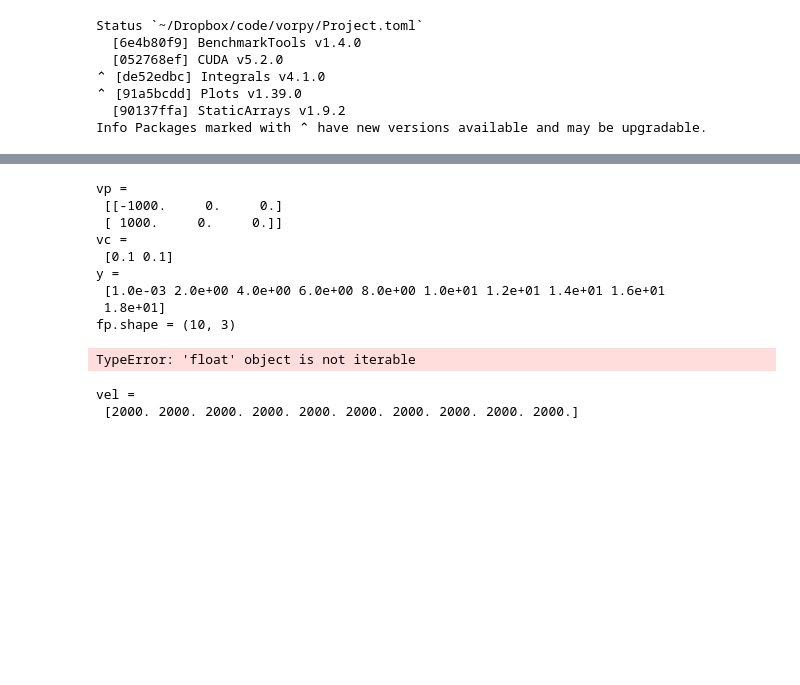
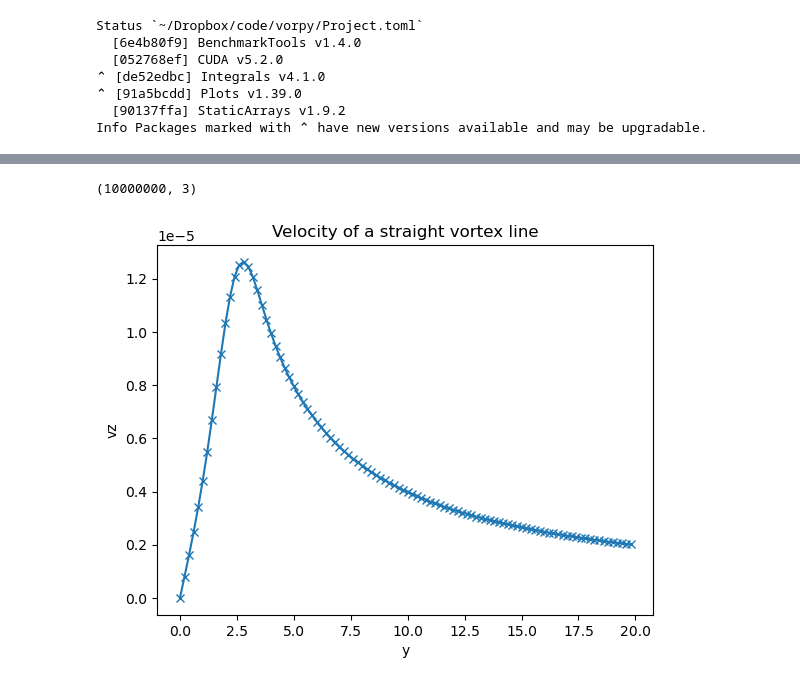
Before and after one commit to colecooper100/vorpy, a Jupyter notebook: profiling_juliacall.ipynb, the cells around one changed output, grey strips where cells are left out. Cells and saved outputs as stored; diff of their text form; code cells hidden in the pictures; blank space fills up the shorter version.

```diff
--- a/profiling_juliacall.ipynb
+++ b/profiling_juliacall.ipynb
@@ -53,33 +31,26 @@ weighted_biot_savart_kernel (generic function with 1 method)
 # %%
-# Set up vortex and field points
-vp = np.array([[-1000, 0. , 0], [1000, 0 , 0]])
-vc = 0.1 * np.ones(2)
-y = np.arange(0, 20, 2, dtype=np.float64)  # np.linspace(0, 20, 10)
-y[0] = 1e-3
-fp = np.zeros((10, 3))
-fp[:, 1] = y
-print('vp =\n', vp)
-print('vc =\n', vc)
-print('y =\n', y)
-print('fp.shape =', fp.shape)
+numsegs = 1
+numfps = 10_000_000
+
+vpps = np.zeros((numsegs+1, 3))
+vpps[:, 0] = np.linspace(-1000, 1000, numsegs+1)
+vcrds = np.ones(numsegs+1) * 2
+circs = np.ones(numsegs) * 1
+
+fps = np.zeros((numfps, 3))
+fps[:, 1] = np.linspace(0, 20, numfps)
+fps[0, 1] = 1e-3
+
+vel_num = np.transpose(jl.bs_solve(fps.T, vpps.T, vcrds, circs))
+print(np.shape(vel_num))
 # %% [output]
-vp =
- [[-1000.     0.     0.]
- [ 1000.     0.     0.]]
-vc =
- [0.1 0.1]
-y =
- [1.0e-03 2.0e+00 4.0e+00 6.0e+00 8.0e+00 1.0e+01 1.2e+01 1.4e+01 1.6e+01
- 1.8e+01]
-fp.shape = (10, 3)
+(10000000, 3)
-# %%
-vel = np.zeros(fp.shape[0])
-for i in range(fp.shape[0]):
-    vel[i] = jl.weighted_biot_savart_kernel(fp[i], vp.T, vc, lambda x: 1.0, jl.uniform_trapezoidal_rule)[1]
-# %% [output]
-TypeError: 'float' object is not iterable
-# %%
-print('vel =\n', vel)
-# %% [output]
-vel =
- [2000. 2000. 2000. 2000. 2000. 2000. 2000. 2000. 2000. 2000.]
+# %%
+stride = slice(1, -1, 100_000)
+plt.plot(fps[stride, 1], vel_num[stride, -1], 'x-')
+plt.xlabel('y')
+plt.ylabel('vz')
+plt.title('Velocity of a straight vortex line')
+plt.show()
+# %% [output]
+[figure, added]
```
Also changed, not shown: parts of 2 cells of this notebook, 3 other files.
